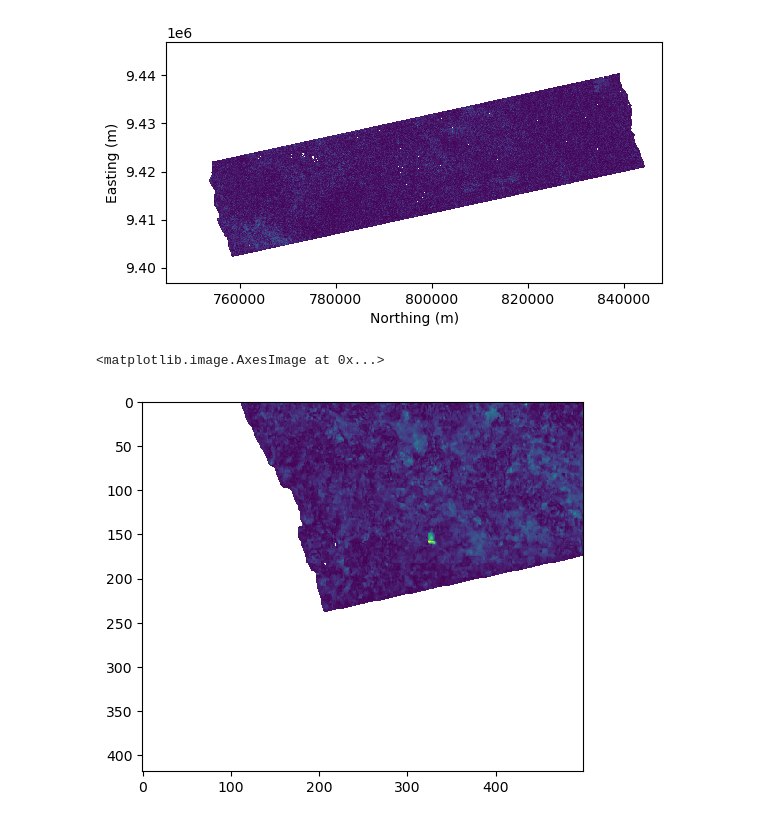
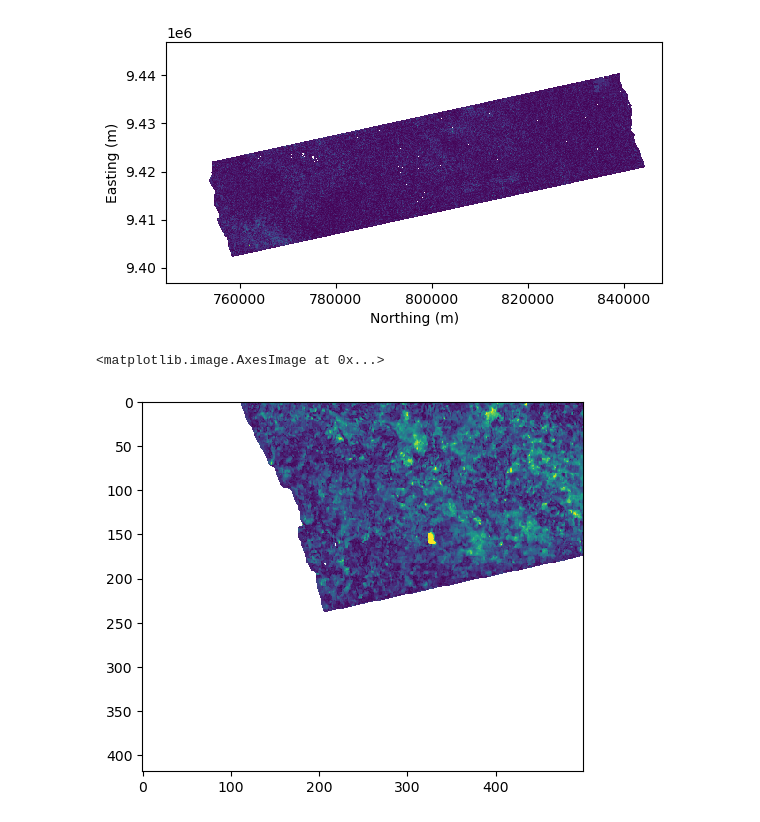
Before and after one commit to opera-adt/distmetrics, a Jupyter notebook: notebooks/landslide-example.ipynb, the cells around one changed output. Drawn from its saved outputs; the diff is of its cells as text; code cells hidden in the pictures.

```diff
--- a/notebooks/landslide-example.ipynb
+++ b/notebooks/landslide-example.ipynb
@@ -78,9 +82,9 @@ Text(0, 0.5, 'Easting (m)')
 [figure]
 # %%
 s = np.s_[1250:, 250:750]
-plt.imshow(dist_ob.dist[s], interpolation='none')
+plt.imshow(dist_ob.dist[s], interpolation='none', vmin=0, vmax=7)
 # %% [output]
 <matplotlib.image.AxesImage at 0x...>
-[figure, old version]
+[figure, new version]
 # %%
 s = np.s_[1250:, 250:750]
```
Also changed, not shown: parts of 4 cells of this notebook, 1 other file.
